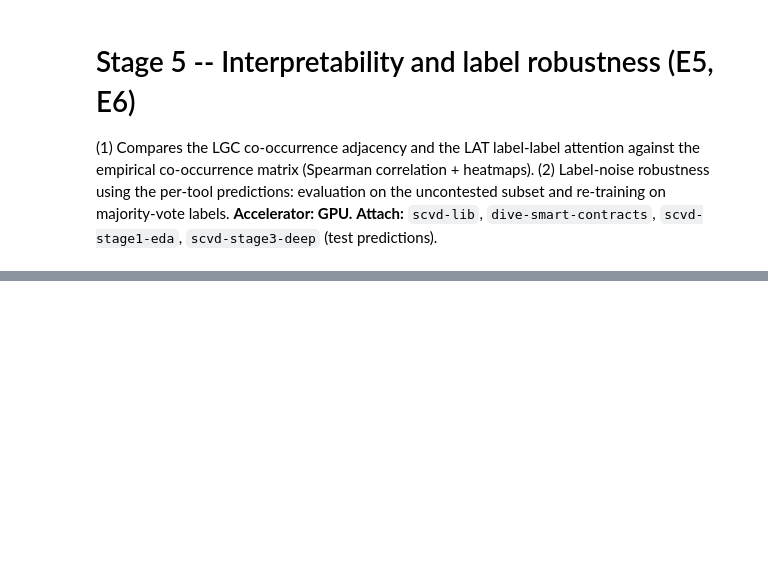
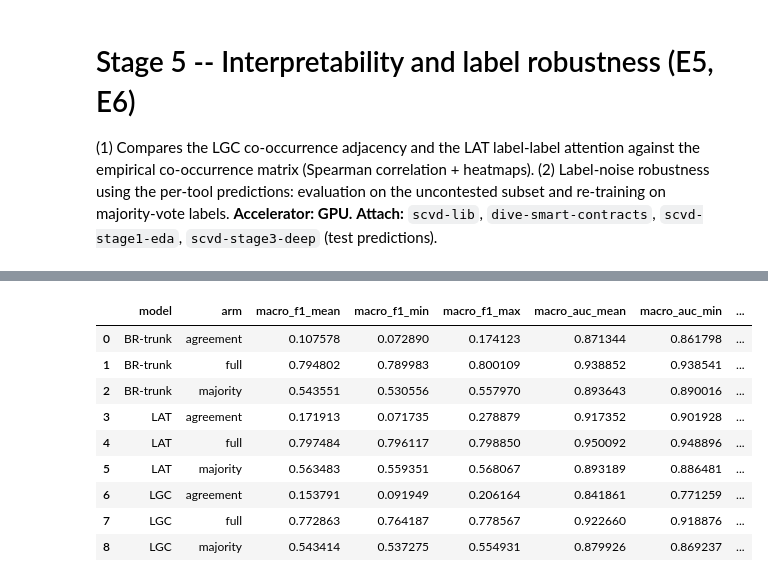
Before and after one commit to nihal4/scvd_experiment_code, a Jupyter notebook: notebooks/stage5_interpretability.ipynb, the cells around one changed output, grey strips where cells are left out. Drawn from its saved outputs; the diff is of its cells as text; code cells hidden in the pictures; blank space fills up the shorter version.

```diff
--- a/notebooks/stage5_interpretability.ipynb
+++ b/notebooks/stage5_interpretability.ipynb
@@ -52,7 +180,7 @@ Y = lab.set_index('contractID')[scvd.LABELS]
 tl = tools.set_index('contractID')
 if tl.index.duplicated().any():
     tl = tl[~tl.index.duplicated(keep='first')]
-tl = tl.reindex(Y.index)   # Tool_Results covers more contracts than the label file
+tl = tl.reindex(Y.index)
 tool_cols = {j: [c for c in tl.columns if c.endswith(f'_{j+1}')] for j in range(8)}
 agree = pd.DataFrame(True, index=Y.index, columns=scvd.LABELS)
 for j, col in enumerate(scvd.LABELS):
@@ -62,31 +190,71 @@ for j, col in enumerate(scvd.LABELS):
     agree[col] = vals.all(1)
 uncontested = agree.all(1)
 log.info('uncontested contracts: %d (%.1f%%)', uncontested.sum(), 100 * uncontested.mean())
+
+# R2#4: class balance of the uncontested subset
+unc_prev = Y.loc[uncontested].mean().to_dict()
+unc_all_neg = float((Y.loc[uncontested].sum(1) == 0).mean())
+log.info('uncontested per-label positive rate: %s', {k: round(v, 4) for k, v in unc_prev.items()})
+log.info('uncontested all-negative fraction: %.4f', unc_all_neg)
+
 maj = pd.DataFrame(np.nan, index=Y.index, columns=scvd.LABELS)
 for j, col in enumerate(scvd.LABELS):
     tc = tl[tool_cols[j]]
     s = tc.sum(1); n = tc.notna().sum(1)
     maj[col] = np.where(n > 0, (s / n.clip(lower=1) > 0.5).astype(float), np.nan)
 maj = maj.fillna(Y.astype(float))
-res = {}
+
+res_runs = []
 ids_te = d['ids_te']
 for name, mdl_factory in [('LGC', lambda: scvd.LGC(d['fams'], M, dm=128, tau=0.2)),
                           ('LAT', lambda: scvd.LAT(d['fams'], dm=128, layers=3)),
                           ('BR-trunk', lambda: scvd.LAT(d['fams'], dm=128, layers=3, trunk_only=True))]:
-    mdl = mdl_factory(); pt, _h = scvd.train_torch(mdl, d, cfg, log)
-    th = scvd.tune_thresholds(d['y_va'], scvd.predict(mdl, d, 'va'))
-    pred = (pt >= th).astype(int)
-    yte = d['y_te']
-    full = scvd.all_metrics(yte, pred, pt)['macro_f1']
-    mask = uncontested.reindex(ids_te).to_numpy()
-    ag = scvd.all_metrics(yte[mask], pred[mask], pt[mask])['macro_f1']
-    ymaj = maj.reindex(ids_te)[scvd.LABELS].to_numpy(int)
-    d2 = dict(d); d2['y_tr'] = maj.reindex(d['ids_tr'])[scvd.LABELS].to_numpy(int)
-    d2['y_va'] = maj.reindex(d['ids_va'])[scvd.LABELS].to_numpy(int)
-    d2['y_te'] = ymaj
-    mdl2 = mdl_factory(); pt2, _h2 = scvd.train_torch(mdl2, d2, cfg, log)
-    majo = scvd.all_metrics(ymaj, (pt2 >= 0.5).astype(int), pt2)['macro_f1']
-    res[name] = {'full': full, 'agreement': ag, 'majority': majo}
-    log.info('%-9s full=%.4f uncontested=%.4f majority-retrained=%.4f', name, full, ag, majo)
+    for seed in SEEDS:                                     # R1#2: was single-seed
+        scvd.set_seed(seed)   # was np.random.seed(seed) -- didn't touch torch's RNG at all
+        mdl = mdl_factory(); pt, _h = scvd.train_torch(mdl, d, cfg, log)
+        th = scvd.tune_thresholds(d['y_va'], scvd.predict(mdl, d, 'va'))
+        pred = (pt >= th).astype(int)
+        yte = d['y_te']
+        m_full = scvd.all_metrics(yte, pred, pt)
+
+        mask = uncontested.reindex(ids_te).to_numpy()
+        m_ag = scvd.all_metrics(yte[mask], pred[mask], pt[mask])
+
+        ymaj = maj.reindex(ids_te)[scvd.LABELS].to_numpy(int)
+        d2 = dict(d)
+        d2['y_tr'] = maj.reindex(d['ids_tr'])[scvd.LABELS].to_numpy(int)
+        d2['y_va'] = maj.reindex(d['ids_va'])[scvd.LABELS].to_numpy(int)
+        d2['y_te'] = ymaj
+        scvd.set_seed(seed)   # was np.random.seed(seed) -- didn't touch torch's RNG at all
+        mdl2 = mdl_factory(); pt2, _h2 = scvd.train_torch(mdl2, d2, cfg, log)
+        # R1#3: threshold-tune the majority-vote arm on its own held-out
+        # validation split instead of a fixed 0.5 cut
+        th2 = scvd.tune_thresholds(d2['y_va'], scvd.predict(mdl2, d2, 'va'))
+        m_maj = scvd.all_metrics(ymaj, (pt2 >= th2).astype(int), pt2)
+
+        for arm, m in [('full', m_full), ('agreement', m_ag), ('majority', m_maj)]:
+            res_runs.append({'model': name, 'arm': arm, 'seed': seed,
+                              'macro_f1': m['macro_f1'], 'macro_auc': m['macro_auc']})
+        log.info('%-9s seed%d full=%.4f unc=%.4f maj(tuned)=%.4f | '
+                 'full_auc=%.4f unc_auc=%.4f maj_auc=%.4f',
+                 name, seed, m_full['macro_f1'], m_ag['macro_f1'], m_maj['macro_f1'],
+                 m_full['macro_auc'], m_ag['macro_auc'], m_maj['macro_auc'])
+
+res_df = pd.DataFrame(res_runs)
+res_summary = (res_df.groupby(['model', 'arm'])[['macro_f1', 'macro_auc']]
+               .agg(['mean', 'min', 'max']))
+res_summary.columns = ['_'.join(c) for c in res_summary.columns]
+res_summary = res_summary.reset_index()
+
+res = {'per_seed': res_runs, 'summary': res_summary.to_dict(orient='records'),
+       'uncontested_prevalence': unc_prev, 'uncontested_all_negative_fraction': unc_all_neg,
+       'n_seeds': list(SEEDS)}
 json.dump(res, open(f'{root}/results/stage5_robustness.json', 'w'), indent=1)
-scvd.plot_robustness(res, root, log)
+res_df.to_csv(f'{root}/results/stage5_robustness_per_seed.csv', index=False)
+
+res_mean = {m: {arm: float(res_df[(res_df.model == m) & (res_df.arm == arm)]['macro_f1'].mean())
+                for arm in ['full', 'agreement', 'majority']}
+            for m in res_df['model'].unique()}
+scvd.plot_robustness(res_mean, root, log)
+res_summary
+# %% [output]
@@ -93 +278,11 @@ scvd.plot_robustness(res, root, log)
+|  | model | arm | macro_f1_mean | macro_f1_min | macro_f1_max | macro_auc_mean | macro_auc_min | ... |
+| 0 | BR-trunk | agreement | 0.107578 | 0.072890 | 0.174123 | 0.871344 | 0.861798 | ... |
+| 1 | BR-trunk | full | 0.794802 | 0.789983 | 0.800109 | 0.938852 | 0.938541 | ... |
+| 2 | BR-trunk | majority | 0.543551 | 0.530556 | 0.557970 | 0.893643 | 0.890016 | ... |
+| 3 | LAT | agreement | 0.171913 | 0.071735 | 0.278879 | 0.917352 | 0.901928 | ... |
+| 4 | LAT | full | 0.797484 | 0.796117 | 0.798850 | 0.950092 | 0.948896 | ... |
+| 5 | LAT | majority | 0.563483 | 0.559351 | 0.568067 | 0.893189 | 0.886481 | ... |
+| 6 | LGC | agreement | 0.153791 | 0.091949 | 0.206164 | 0.841861 | 0.771259 | ... |
+| 7 | LGC | full | 0.772863 | 0.764187 | 0.778567 | 0.922660 | 0.918876 | ... |
+| 8 | LGC | majority | 0.543414 | 0.537275 | 0.554931 | 0.879926 | 0.869237 | ... |
 # %%
```
Also changed, not shown: parts of 7 cells of this notebook, 12 other files.
